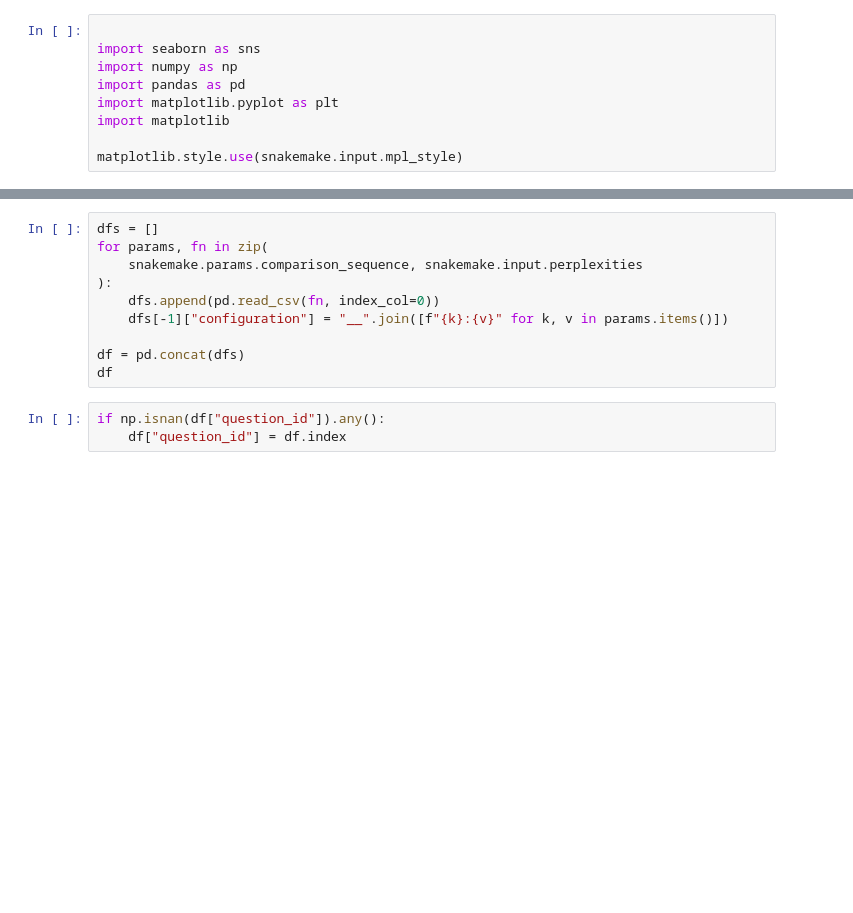
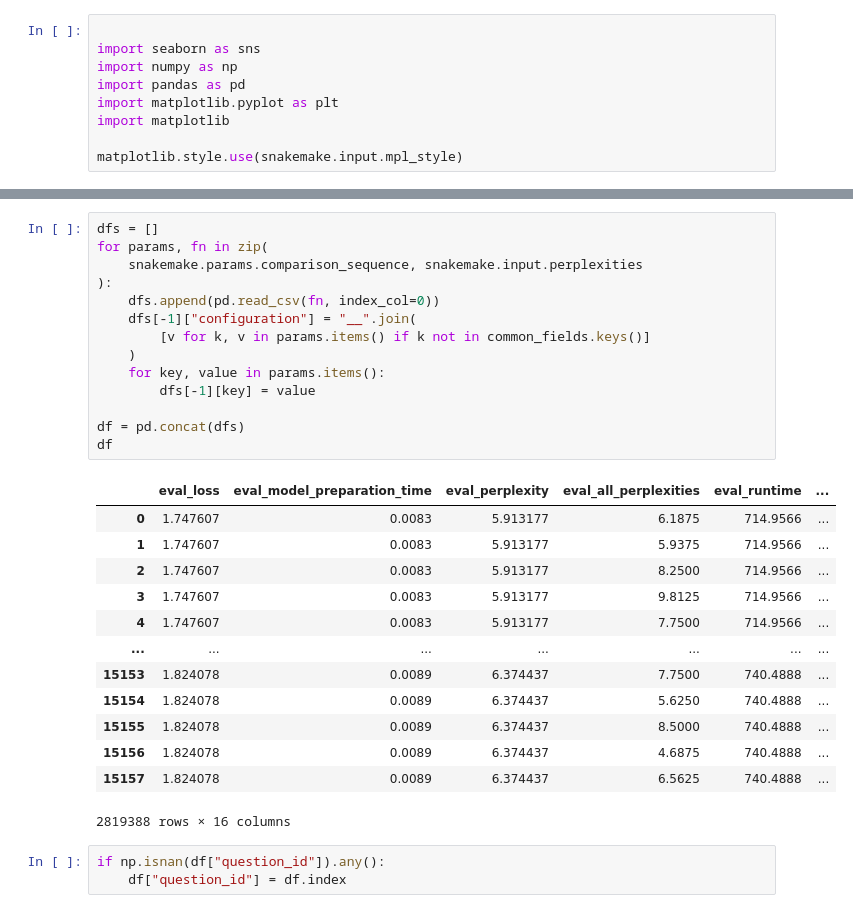
Before and after one commit to epigen/CellWhisperer, a Jupyter notebook: src/figures/notebooks/llava_comparative_perplexity_plots.py.ipynb, the cells around one changed output, grey strips where cells are left out. Cells and saved outputs as stored; diff of their text form; blank space fills up the shorter version.

```diff
--- a/src/figures/notebooks/llava_comparative_perplexity_plots.py.ipynb
+++ b/src/figures/notebooks/llava_comparative_perplexity_plots.py.ipynb
@@ -12,13 +42,31 @@ snakemake.params.comparison_sequence
 # %%
 dfs = []
 for params, fn in zip(
     snakemake.params.comparison_sequence, snakemake.input.perplexities
 ):
     dfs.append(pd.read_csv(fn, index_col=0))
-    dfs[-1]["configuration"] = "__".join([f"{k}:{v}" for k, v in params.items()])
+    dfs[-1]["configuration"] = "__".join(
+        [v for k, v in params.items() if k not in common_fields.keys()]
+    )
+    for key, value in params.items():
+        dfs[-1][key] = value
 
 df = pd.concat(dfs)
 df
+# %% [output]
+|  | eval_loss | eval_model_preparation_time | eval_perplexity | eval_all_perplexities | eval_runtime | ... |
+| 0 | 1.747607 | 0.0083 | 5.913177 | 6.1875 | 714.9566 | ... |
+| 1 | 1.747607 | 0.0083 | 5.913177 | 5.9375 | 714.9566 | ... |
+| 2 | 1.747607 | 0.0083 | 5.913177 | 8.2500 | 714.9566 | ... |
+| 3 | 1.747607 | 0.0083 | 5.913177 | 9.8125 | 714.9566 | ... |
+| 4 | 1.747607 | 0.0083 | 5.913177 | 7.7500 | 714.9566 | ... |
+| ... | ... | ... | ... | ... | ... | ... |
+| 15153 | 1.824078 | 0.0089 | 6.374437 | 7.7500 | 740.4888 | ... |
+| 15154 | 1.824078 | 0.0089 | 6.374437 | 5.6250 | 740.4888 | ... |
+| 15155 | 1.824078 | 0.0089 | 6.374437 | 8.5000 | 740.4888 | ... |
+| 15156 | 1.824078 | 0.0089 | 6.374437 | 4.6875 | 740.4888 | ... |
+| 15157 | 1.824078 | 0.0089 | 6.374437 | 6.5625 | 740.4888 | ... |
+2819388 rows × 16 columns
 # %%
 if np.isnan(df["question_id"]).any():
     df["question_id"] = df.index
```
Also changed, not shown: parts of 11 cells of this notebook, 2 other files.
